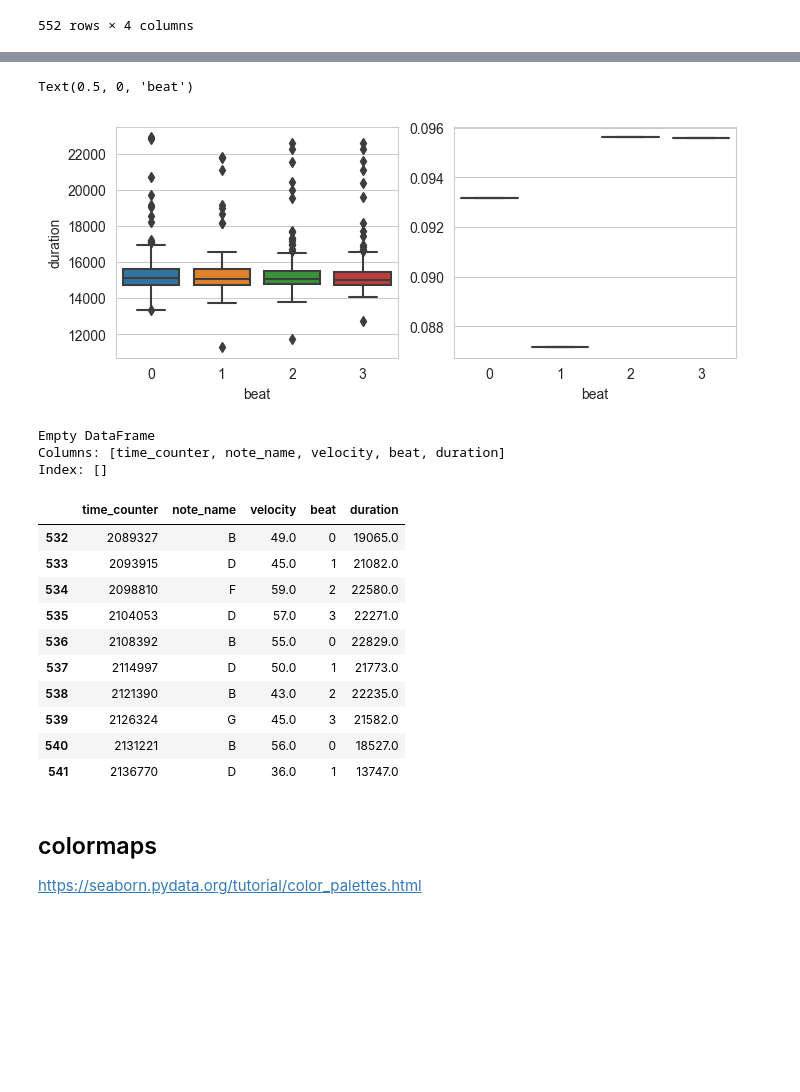
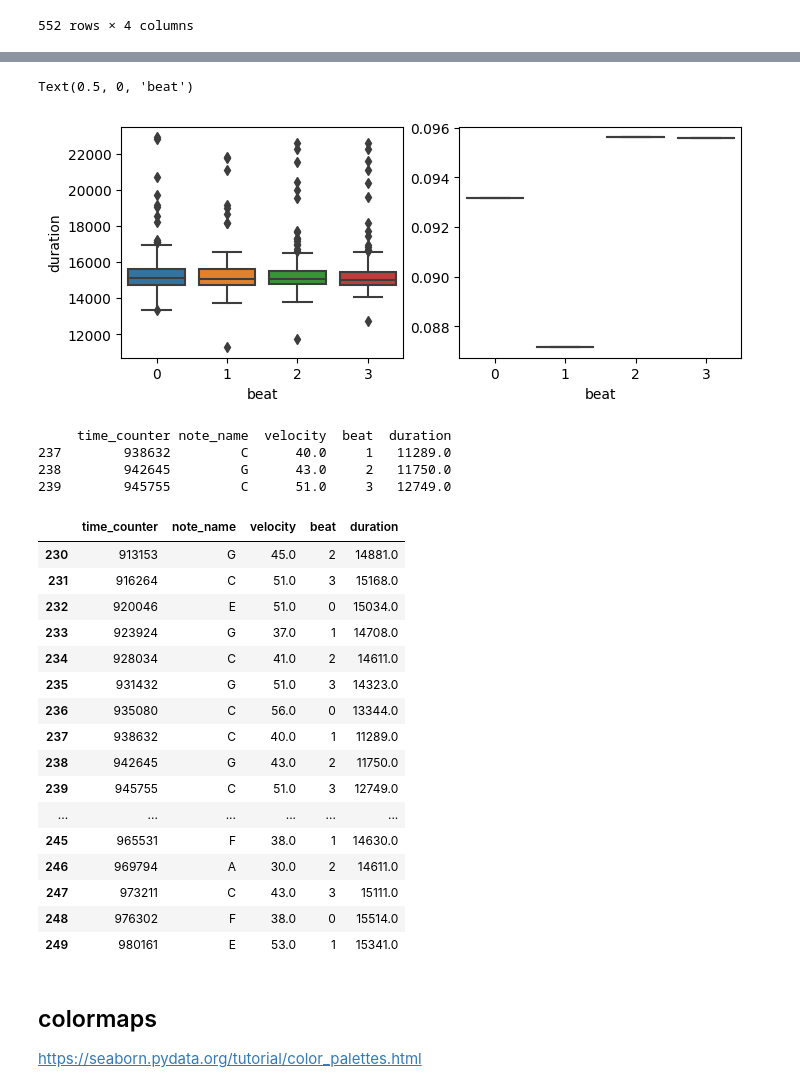
Before and after one commit to jnishii/midi-roll, a Jupyter notebook: midi_analysis.ipynb, the cells around one changed output, grey strips where cells are left out. Cells and saved outputs as stored; diff of their text form; code cells hidden in the pictures; blank space fills up the shorter version.

```diff
--- a/midi_analysis.ipynb
+++ b/midi_analysis.ipynb
@@ -17,8 +17,8 @@ note_on=df[df['type']=='note_on'][['time_counter','note_name','velocity']]
 #note_on=note_on.reindex(index=range(len(note_on)))
 display(note_on[:5])
 
-note_on.index=range(len(df_duration))
-note_on["beat"]=df_duration.index%4
+note_on.index=range(len(note_on))
+note_on["beat"]=note_on.index%4
 display(note_on)
 # %% [output]
 |  | type | time | control | value | channel | time_counter | note | velocity | note_name |
@@ -115,25 +124,32 @@ sns.boxplot(x=np.arange(4), y=cov, ax=ax[1])
 ax[1].set_xlabel("beat")
 # %% [output]
 Text(0.5, 0, 'beat')
-[figure, old version]
+[figure, new version]
 # %%
-print(df_duration4[df_duration4["duration"]<5000])
-display(df_duration4[-10:])
+print(df_duration4[df_duration4["duration"]<13000])
+display(df_duration4[230:250])
 # %% [output]
-Empty DataFrame
-Columns: [time_counter, note_name, velocity, beat, duration]
-Index: []
+     time_counter note_name  velocity  beat  duration
+237        938632         C      40.0     1   11289.0
+238        942645         G      43.0     2   11750.0
+239        945755         C      51.0     3   12749.0
 |  | time_counter | note_name | velocity | beat | duration |
-| 532 | 2089327 | B | 49.0 | 0 | 19065.0 |
-| 533 | 2093915 | D | 45.0 | 1 | 21082.0 |
-| 534 | 2098810 | F | 59.0 | 2 | 22580.0 |
-| 535 | 2104053 | D | 57.0 | 3 | 22271.0 |
-| 536 | 2108392 | B | 55.0 | 0 | 22829.0 |
-| 537 | 2114997 | D | 50.0 | 1 | 21773.0 |
-| 538 | 2121390 | B | 43.0 | 2 | 22235.0 |
-| 539 | 2126324 | G | 45.0 | 3 | 21582.0 |
-| 540 | 2131221 | B | 56.0 | 0 | 18527.0 |
-| 541 | 2136770 | D | 36.0 | 1 | 13747.0 |
+| 230 | 913153 | G | 45.0 | 2 | 14881.0 |
+| 231 | 916264 | C | 51.0 | 3 | 15168.0 |
+| 232 | 920046 | E | 51.0 | 0 | 15034.0 |
+| 233 | 923924 | G | 37.0 | 1 | 14708.0 |
+| 234 | 928034 | C | 41.0 | 2 | 14611.0 |
+| 235 | 931432 | G | 51.0 | 3 | 14323.0 |
+| 236 | 935080 | C | 56.0 | 0 | 13344.0 |
+| 237 | 938632 | C | 40.0 | 1 | 11289.0 |
+| 238 | 942645 | G | 43.0 | 2 | 11750.0 |
+| 239 | 945755 | C | 51.0 | 3 | 12749.0 |
+| ... | ... | ... | ... | ... | ... |
+| 245 | 965531 | F | 38.0 | 1 | 14630.0 |
+| 246 | 969794 | A | 30.0 | 2 | 14611.0 |
+| 247 | 973211 | C | 43.0 | 3 | 15111.0 |
+| 248 | 976302 | F | 38.0 | 0 | 15514.0 |
+| 249 | 980161 | E | 53.0 | 1 | 15341.0 |
 # %% [markdown]
 ## colormaps
 https://seaborn.pydata.org/tutorial/color_palettes.html
```
Also changed, not shown: parts of 7 cells of this notebook, 1 other file.
